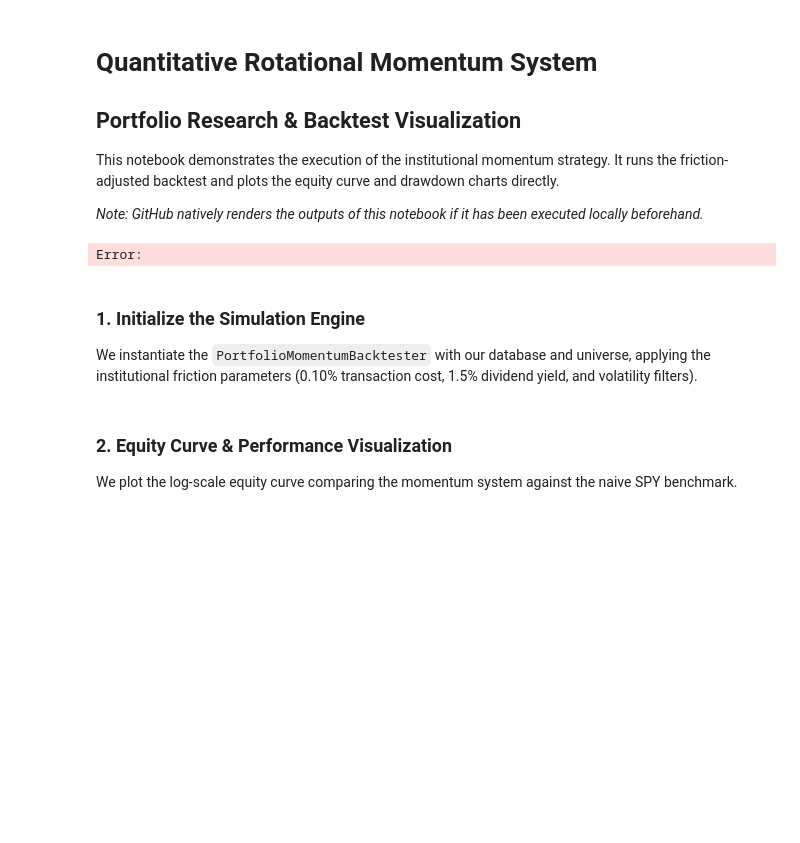
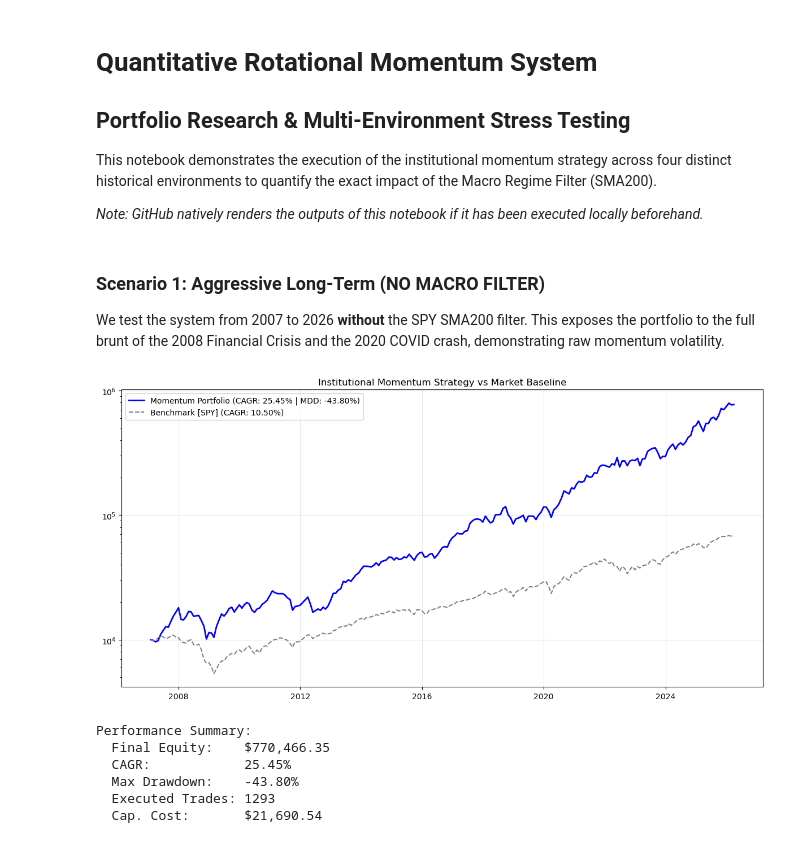
Before and after one commit to NicoMM8/quant-momentum-system, a Jupyter notebook: research/portfolio_simulation.ipynb, the cells around one changed output. Saved outputs shown, nothing was run; the diff lists cells and outputs as text; code cells hidden in the pictures; blank space fills up the shorter version.

Commit message:
docs(research): expand backtest analysis to 4 stress scenarios scaling up to 2026 data

```diff
--- a/research/portfolio_simulation.ipynb
+++ b/research/portfolio_simulation.ipynb
@@ -1,7 +1,7 @@
 # %% [markdown]
 # Quantitative Rotational Momentum System
-## Portfolio Research & Backtest Visualization
-This notebook demonstrates the execution of the institutional momentum strategy. It runs the friction-adjusted backtest and plots the equity curve and drawdown charts directly.
+## Portfolio Research & Multi-Environment Stress Testing
+This notebook demonstrates the execution of the institutional momentum strategy across four distinct historical environments to quantify the exact impact of the Macro Regime Filter (SMA200).
 
 *Note: GitHub natively renders the outputs of this notebook if it has been executed locally beforehand.*
 # %%
@@ -15,28 +15,29 @@ sys.path.append(os.path.abspath('..'))
 
 from src.analysis.portfolio_backtest import PortfolioMomentumBacktester
 from src.utils.static_universe import MY_HUGE_UNIVERSE
+
+DB_FILE = os.path.join(os.path.abspath('..'), 'quant.db')
+PIT_FILE = os.path.join(os.path.abspath('..'), 'sp500_historical_universe.json')
-# %% [output]
-Error:
-# %% [markdown]
-### 1. Initialize the Simulation Engine
-We instantiate the `PortfolioMomentumBacktester` with our database and universe, applying the institutional friction parameters (0.10% transaction cost, 1.5% dividend yield, and volatility filters).
+# %% [markdown]
+### Scenario 1: Aggressive Long-Term (NO MACRO FILTER)
+We test the system from 2007 to 2026 **without** the SPY SMA200 filter. This exposes the portfolio to the full brunt of the 2008 Financial Crisis and the 2020 COVID crash, demonstrating raw momentum volatility.
 # %%
-DB_FILE = os.path.join(os.path.abspath('..'), 'quant.db')
+bt_no_filter = PortfolioMomentumBacktester(db_path=DB_FILE, universe_list=MY_HUGE_UNIVERSE, point_in_time_file=PIT_FILE)
 
-bt = PortfolioMomentumBacktester(DB_FILE, MY_HUGE_UNIVERSE)
-
-results = bt.run_backtest(
-    top_n=8,
-    lookback_months=3,
-    rebalance_freq='ME',
-    transaction_cost=0.001,
-    skip_recent_month=True,
-    max_volatility_pct=0.05,
-    max_per_sector=2,
-    dividend_yield=0.015
+res_no_filter = bt_no_filter.run_backtest(
+    top_n=8, lookback_months=3, rebalance_freq='ME',
+    crash_prob=0.0, transaction_cost=0.001, skip_recent_month=True,
+    max_volatility_pct=0.15, max_per_sector=3, dividend_yield=0.015,
+    market_filter_ticker=None, # FILTER DISABLED
+    start_date='2007-01-01'
 )
 
-print("Simulation Complete!")
+bt_no_filter.plot_results(benchmark_symbol='SPY')
+# %% [output]
+[figure, added]
+Performance Summary:
+  Final Equity:    $770,466.35
+  CAGR:            25.45%
+  Max Drawdown:    -43.80%
+  Executed Trades: 1293
+  Cap. Cost:       $21,690.54
-# %% [markdown]
-### 2. Equity Curve & Performance Visualization
-We plot the log-scale equity curve comparing the momentum system against the naive SPY benchmark.
```
Also changed, not shown: parts of 7 cells of this notebook, 1 other file.
